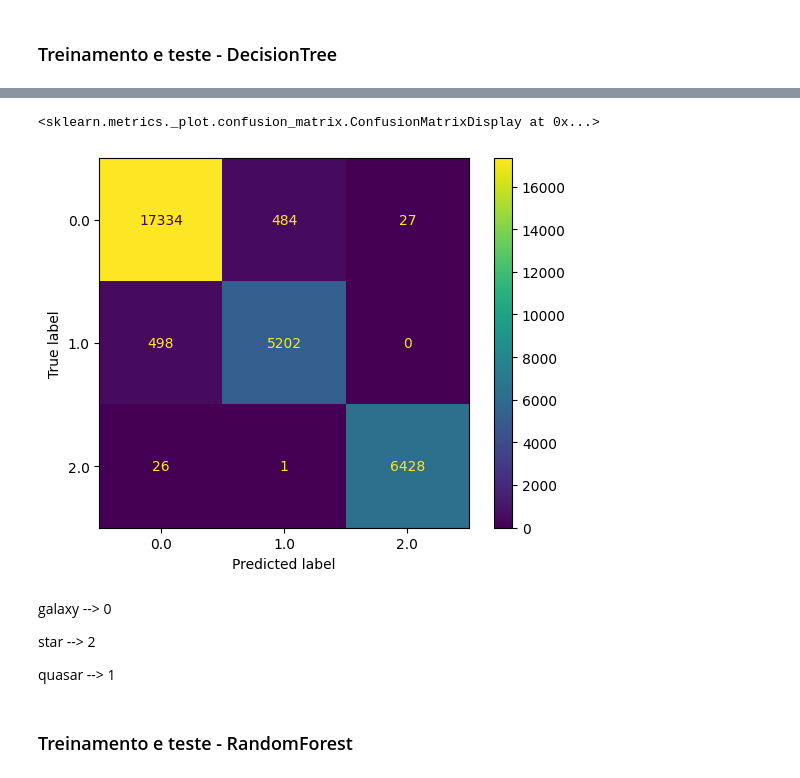
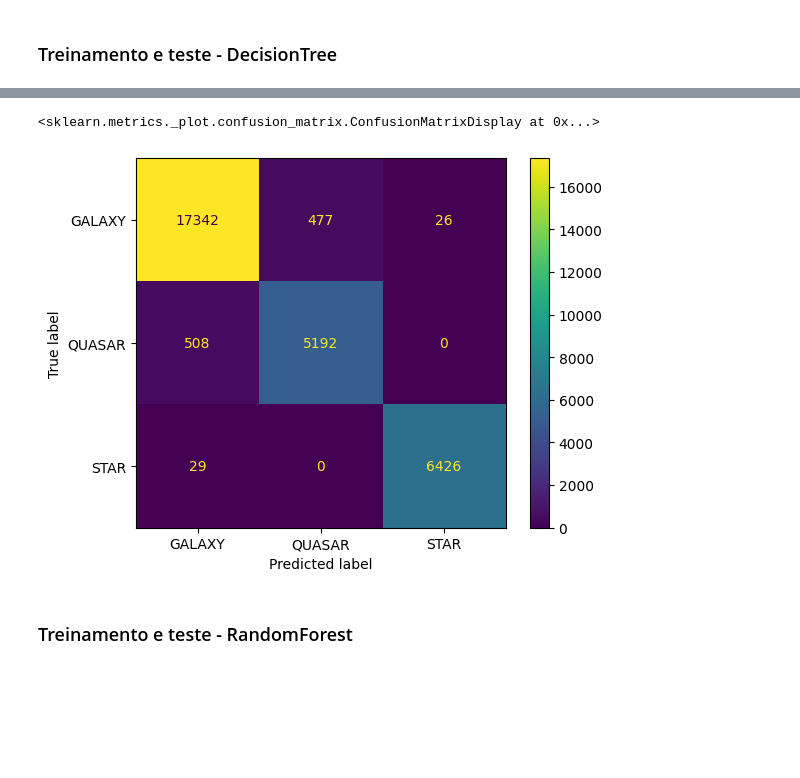
Before and after one commit to gutessitore/StellarClassification, a Jupyter notebook: src/notebooks/TreeClf_and_RandomForestClf.ipynb, the cells around one changed output, grey strips where cells are left out. Drawn from its saved outputs; the diff is of its cells as text; code cells hidden in the pictures; blank space fills up the shorter version.

Commit message:
decision tree and random forest (confusion matrix)

```diff
--- a/src/notebooks/TreeClf_and_RandomForestClf.ipynb
+++ b/src/notebooks/TreeClf_and_RandomForestClf.ipynb
@@ -188,17 +188,15 @@ print(classification_report(y_test, previsao))
     accuracy                           0.97     30000
    macro avg       0.96      0.96      0.96     30000
 weighted avg       0.97      0.97      0.97     30000
-# %%
-plot_confusion_matrix(cl_tree, X_test, y_test)
-# %% [output]
-<sklearn.metrics._plot.confusion_matrix.ConfusionMatrixDisplay at 0x...>
-[figure, removed]
-# %% [markdown]
-galaxy --> 0
-
-star   --> 2
-
-quasar --> 1
+# %%
+class_names = ['GALAXY', 'QUASAR', 'STAR']
+
+
+plot_confusion_matrix(cl_tree, X_test, y_test,
+                      display_labels = class_names)
+# %% [output]
+<sklearn.metrics._plot.confusion_matrix.ConfusionMatrixDisplay at 0x...>
+[figure, added]
 # %% [markdown]
 ### Treinamento e teste - RandomForest
 # %%
```
Also changed, not shown: parts of 4 cells of this notebook.
